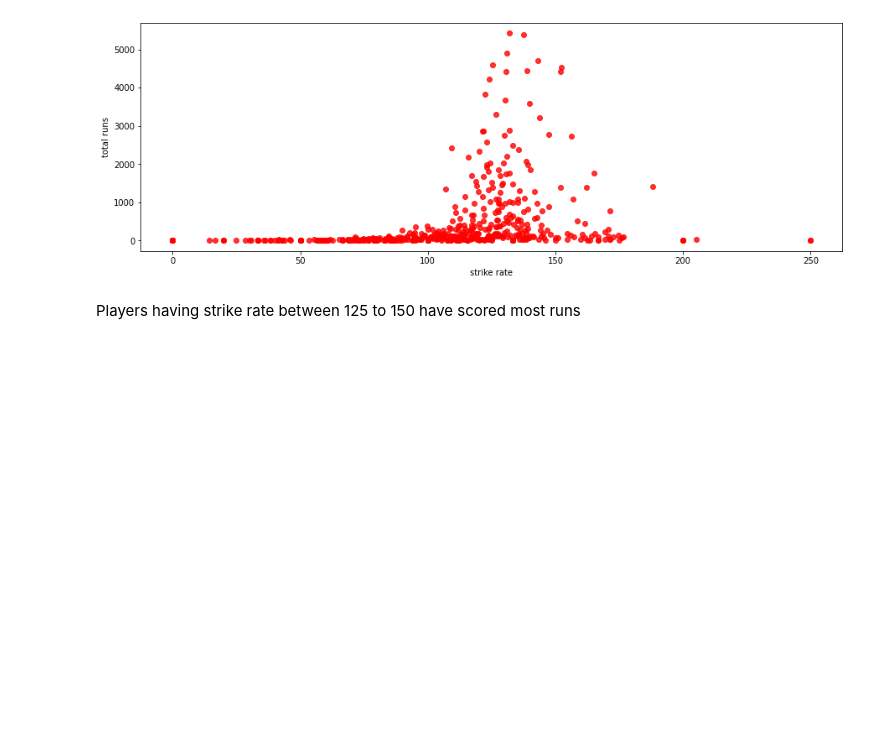
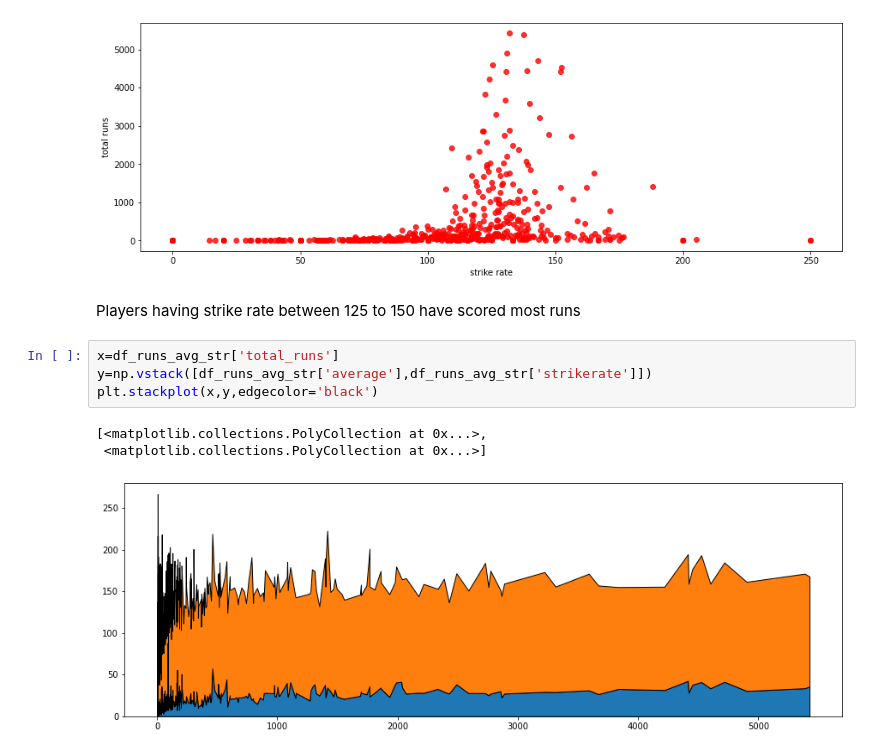
Before and after one commit to shivakumar17/IPL-anlysis, a Jupyter notebook: IPL_T20_Cricket_Analysis_Capstone_Project.ipynb, the cells around one changed output. Saved outputs shown, nothing was run; the diff lists cells and outputs as text; blank space fills up the shorter version.

```diff
--- a/IPL_T20_Cricket_Analysis_Capstone_Project.ipynb
+++ b/IPL_T20_Cricket_Analysis_Capstone_Project.ipynb
@@ -260,3 +260,11 @@ Text(0, 0.5, 'total runs')
 [figure]
 # %% [markdown]
 Players having strike rate between 125 to 150 have scored most runs
+# %%
+x=df_runs_avg_str['total_runs']
+y=np.vstack([df_runs_avg_str['average'],df_runs_avg_str['strikerate']])
+plt.stackplot(x,y,edgecolor='black')
+# %% [output]
+[<matplotlib.collections.PolyCollection at 0x...>,
+ <matplotlib.collections.PolyCollection at 0x...>]
+[figure, added]
```
